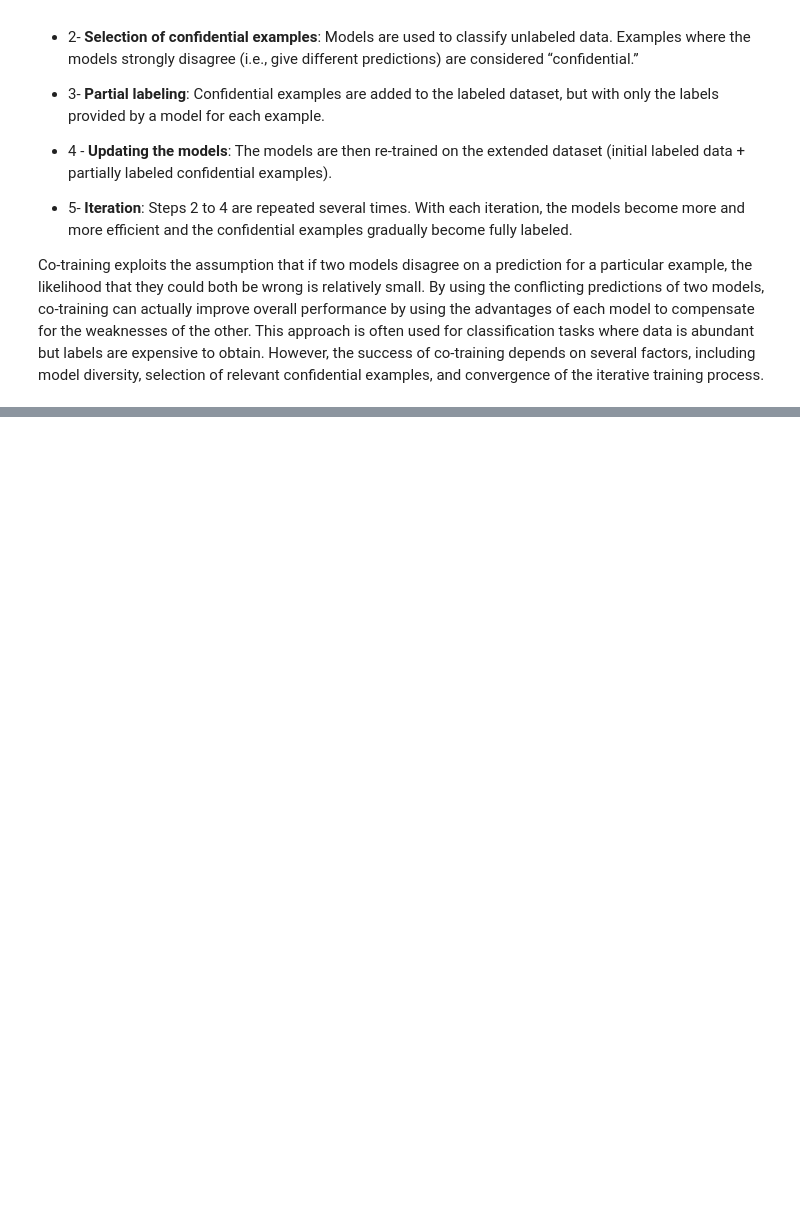
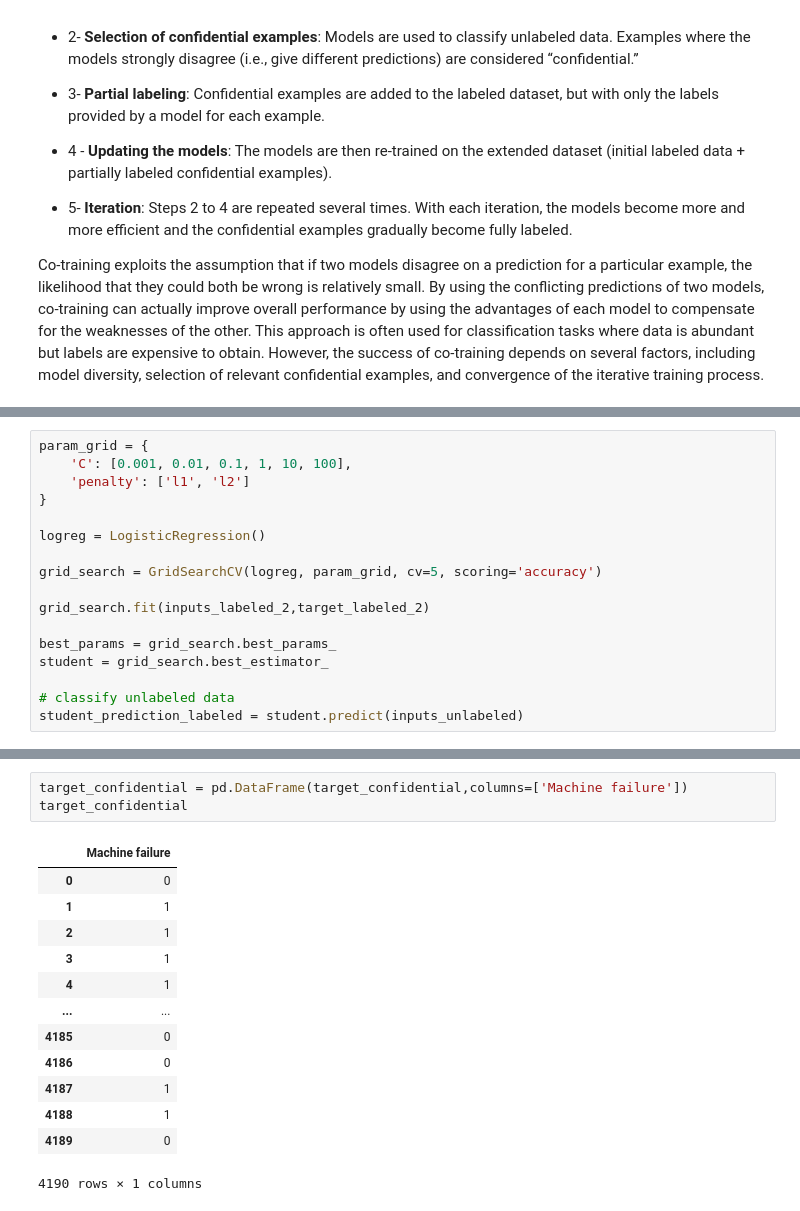
Before and after one commit to AmineYK/Exploring-Semi-Supervised-and-Active-Learning-Techniques-in-Data-Analysis, a Jupyter notebook: Semi supervised and active learning.ipynb, the cells around one changed output, grey strips where cells are left out. Cells and saved outputs as stored; diff of their text form; blank space fills up the shorter version.

```diff
--- a/code.ipynb
+++ b/Semi supervised and active learning.ipynb
@@ -216,0 +243,17 @@ prediction_labeled = teacher.predict(inputs_labeled)
+# %%
+param_grid = {
+    'C': [0.001, 0.01, 0.1, 1, 10, 100],
+    'penalty': ['l1', 'l2']
+}
+
+logreg = LogisticRegression()
+
+grid_search = GridSearchCV(logreg, param_grid, cv=5, scoring='accuracy')
+
+grid_search.fit(inputs_labeled_2,target_labeled_2)
+
+best_params = grid_search.best_params_
+student = grid_search.best_estimator_
+
+# classify unlabeled data
+student_prediction_labeled = student.predict(inputs_unlabeled)
@@ -216,0 +296,17 @@ prediction_labeled = teacher.predict(inputs_labeled)
+# %%
+target_confidential = pd.DataFrame(target_confidential,columns=['Machine failure'])
+target_confidential
+# %% [output]
+|  | Machine failure |
+| 0 | 0 |
+| 1 | 1 |
+| 2 | 1 |
+| 3 | 1 |
+| 4 | 1 |
+| ... | ... |
+| 4185 | 0 |
+| 4186 | 0 |
+| 4187 | 1 |
+| 4188 | 1 |
+| 4189 | 0 |
+4190 rows × 1 columns
```
Also changed, not shown: parts of 20 cells of this notebook.
